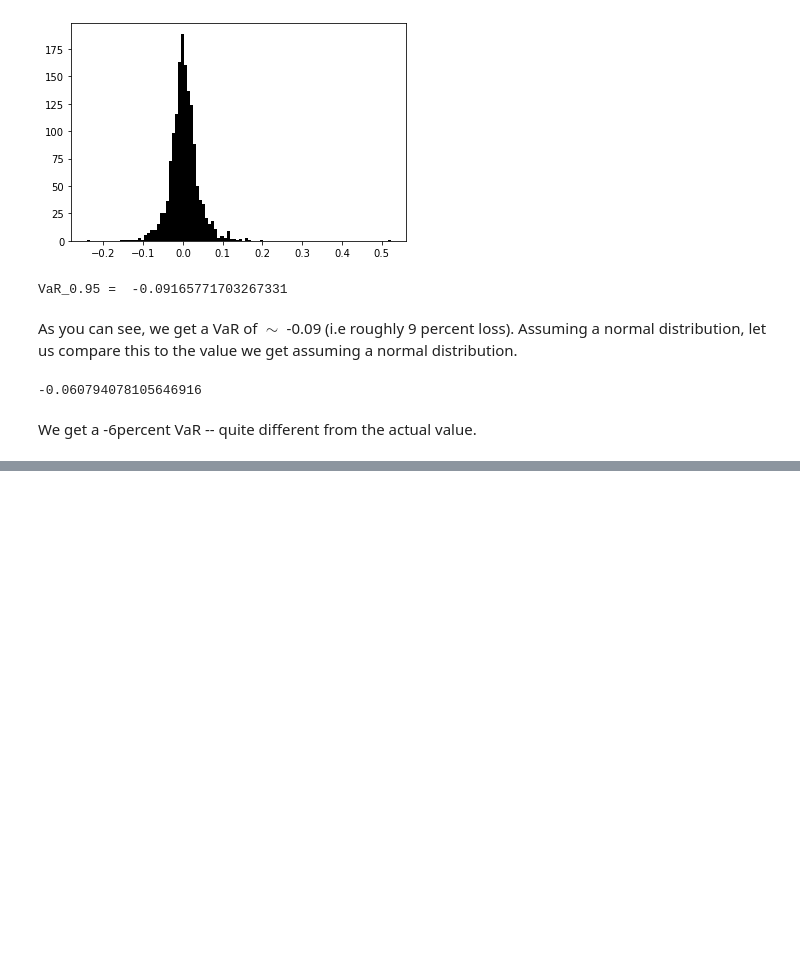
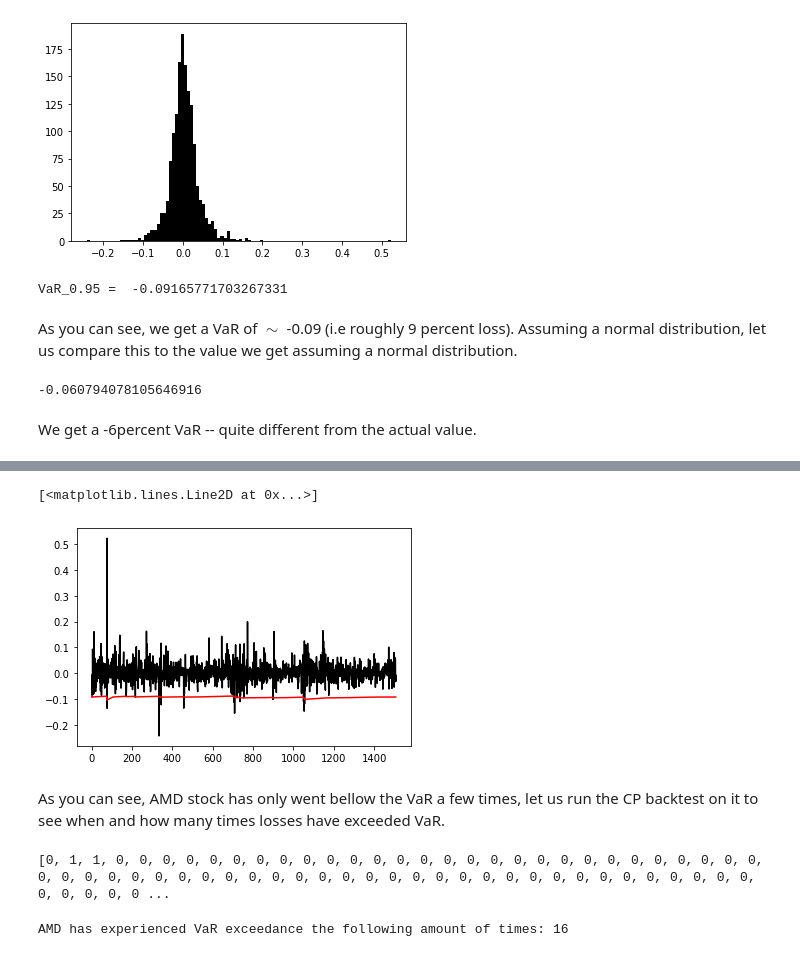
Before and after one commit to theheavygluon/Risk-Management-Course, a Jupyter notebook: Lecture 6 - Risk Measures.ipynb, the cells around one changed output, grey strips where cells are left out. Drawn from its saved outputs; the diff is of its cells as text; code cells hidden in the pictures; blank space fills up the shorter version.

```diff
--- a/Lecture 6 - Risk Measures.ipynb
+++ b/Lecture 6 - Risk Measures.ipynb
@@ -257,0 +258,12 @@ To do:
+# %%
+VaRs = []
+for i in range(1,len(AMD_daily_return)):
+    VaRs.append(np.percentile(AMD_daily_return[:i],0.95)) #Re-calculating VaR estimate everyday
+
+plt.plot(AMD_daily_return, color='black') #Plotting daily returns
+plt.plot(VaRs[1:],color='red') #Plotting all values of VaR except for the value at t = 1 because it is innaccurate
+# %% [output]
+[<matplotlib.lines.Line2D at 0x...>]
+[figure, added]
+# %% [markdown]
+As you can see, AMD stock has only went bellow the VaR a few times, let us run the CP backtest on it to see when and how many times losses have exceeded VaR.
@@ -257,0 +272,8 @@ To do:
+# %%
+print(CP_test)
+# %% [output]
+[0, 1, 1, 0, 0, 0, 0, 0, 0, 0, 0, 0, 0, 0, 0, 0, 0, 0, 0, 0, 0, 0, 0, 0, 0, 0, 0, 0, 0, 0, 0, 0, 0, 0, 0, 0, 0, 0, 0, 0, 0, 0, 0, 0, 0, 0, 0, 0, 0, 0, 0, 0, 0, 0, 0, 0, 0, 0, 0, 0, 0, 0, 0, 0, 0, 0, 0 ...
+# %%
+print('AMD has experienced VaR exceedance the following amount of times:', sum(CP_test))
+# %% [output]
+AMD has experienced VaR exceedance the following amount of times: 16
```
Also changed, not shown: parts of 5 cells of this notebook.
